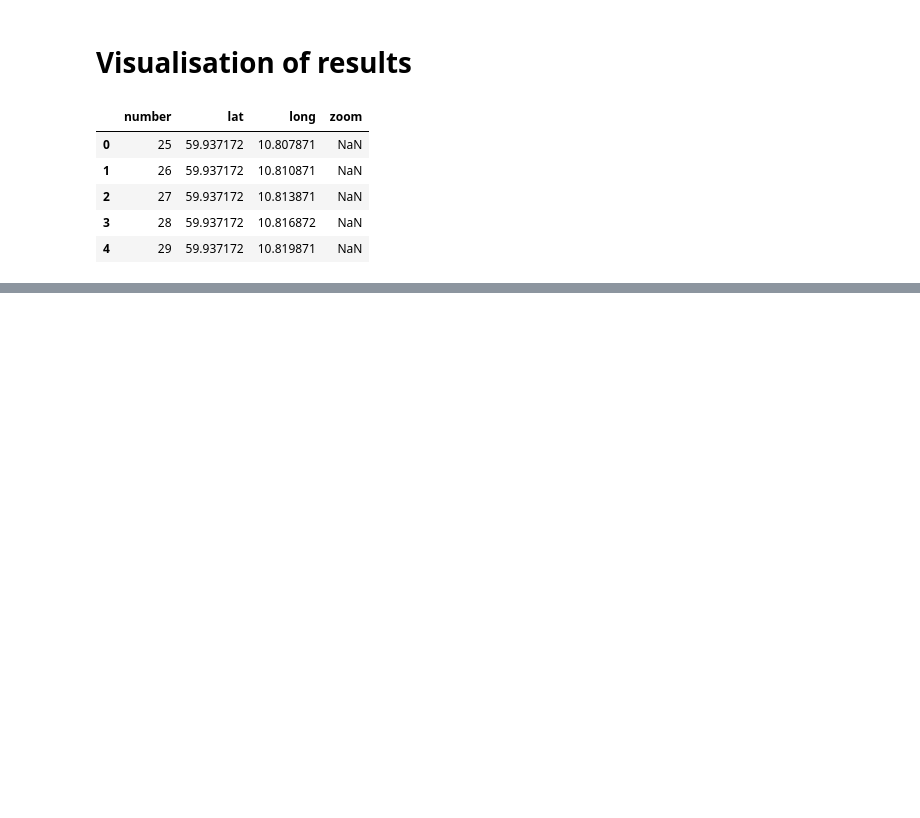
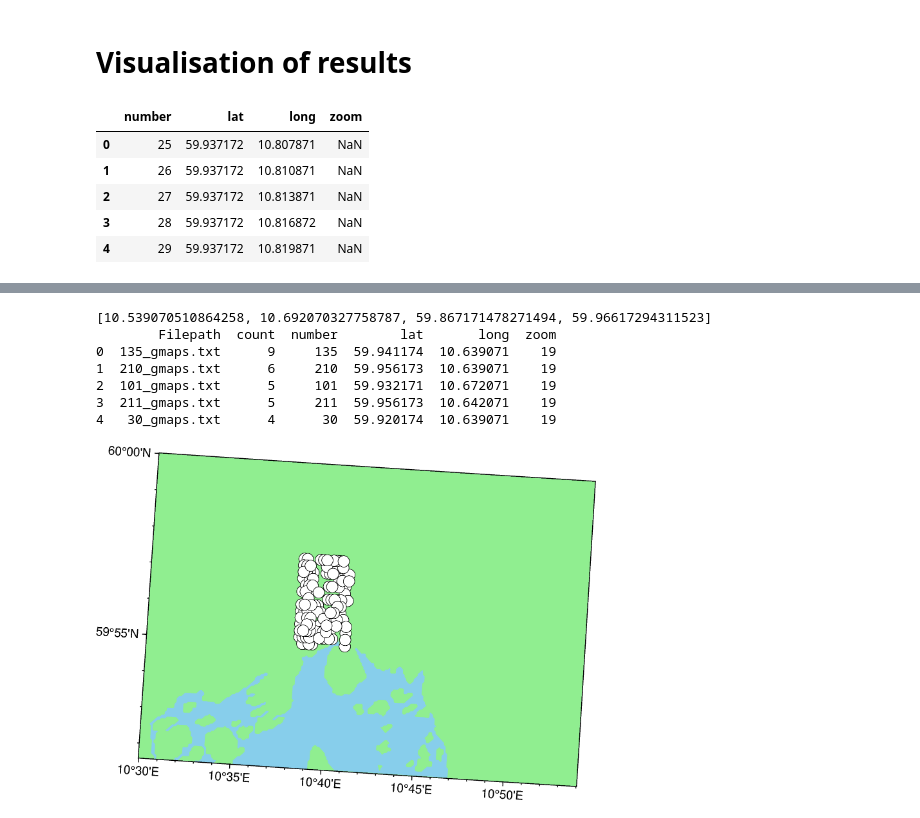
Before and after one commit to lukegriffiths/trampolines, a Jupyter notebook: visualisation.ipynb, the cells around one changed output, grey strips where cells are left out. Drawn from its saved outputs; the diff is of its cells as text; code cells hidden in the pictures; blank space fills up the shorter version.

```diff
--- a/visualisation.ipynb
+++ b/visualisation.ipynb
@@ -43,0 +72,8 @@ fig.savefig('./figures/map.png'), dpi=400)
+# %%
+# Get coords of each image because this data isn't un the detect folder labels
+image_data_filepath = Path(r"C:\Users\lug\Documents\Code\trampolines\images\data_2022-02-12\images.txt")
+
+df_coords = pd.read_csv(image_data_filepath,  names=["number", "lat", "long", "zoom"])
+
+df_coords['Filepath'] = df_coords['number'].astype(str) + "_gmaps.txt"
+df_coords.head()
@@ -43,0 +87,7 @@ fig.savefig('./figures/map.png'), dpi=400)
+# %%
+df_counts = pd.DataFrame(df['Filepath'].value_counts().reset_index())
+df_counts.columns = ['Filepath', 'count']
+print(df_counts)
+
+df = pd.merge(df_counts, df_coords, on='Filepath')
+df.head()
@@ -43,0 +115,27 @@ fig.savefig('./figures/map.png'), dpi=400)
+# %%
+import pygmt
+
+region_oslo = [10.5,
+        10.9,
+        59.86,
+        60]
+
+
+print(region)
+print(df.head())
+
+fig = pygmt.Figure()
+fig.basemap(region=region_oslo, projection="U33R/12c", frame=True)
+fig.coast(land="lightgreen", water="skyblue")
+fig.plot(x=df.long, y=df.lat, style="c0.3c", color="white", pen="black")
+fig.show()
+fig.savefig('./figures/map.png', dpi=400)
+# %% [output]
+[10.539070510864258, 10.692070327758787, 59.867171478271494, 59.96617294311523]
+        Filepath  count  number        lat       long  zoom
+0  135_gmaps.txt      9     135  59.941174  10.639071    19
+1  210_gmaps.txt      6     210  59.956173  10.639071    19
+2  101_gmaps.txt      5     101  59.932171  10.672071    19
+3  211_gmaps.txt      5     211  59.956173  10.642071    19
+4   30_gmaps.txt      4      30  59.920174  10.639071    19
+[figure, added]
```
Also changed, not shown: parts of 4 cells of this notebook.
